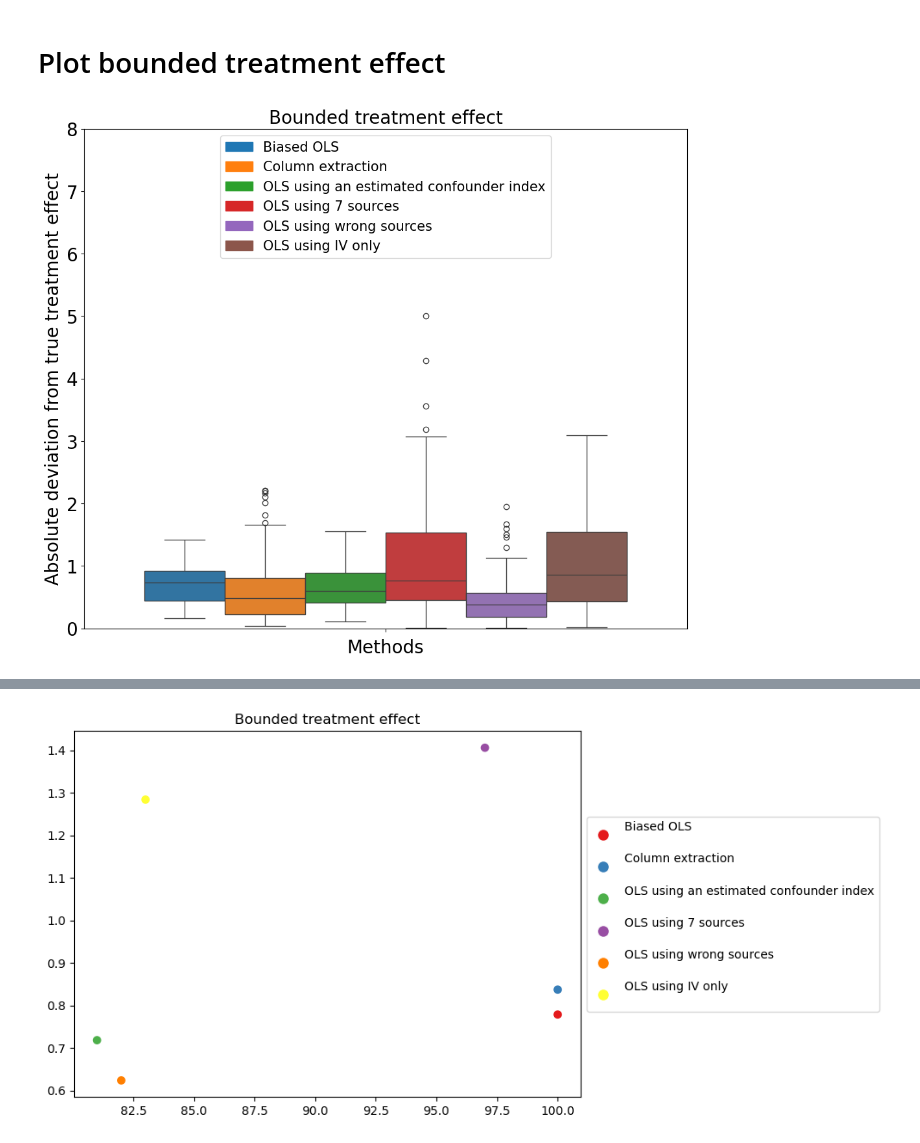
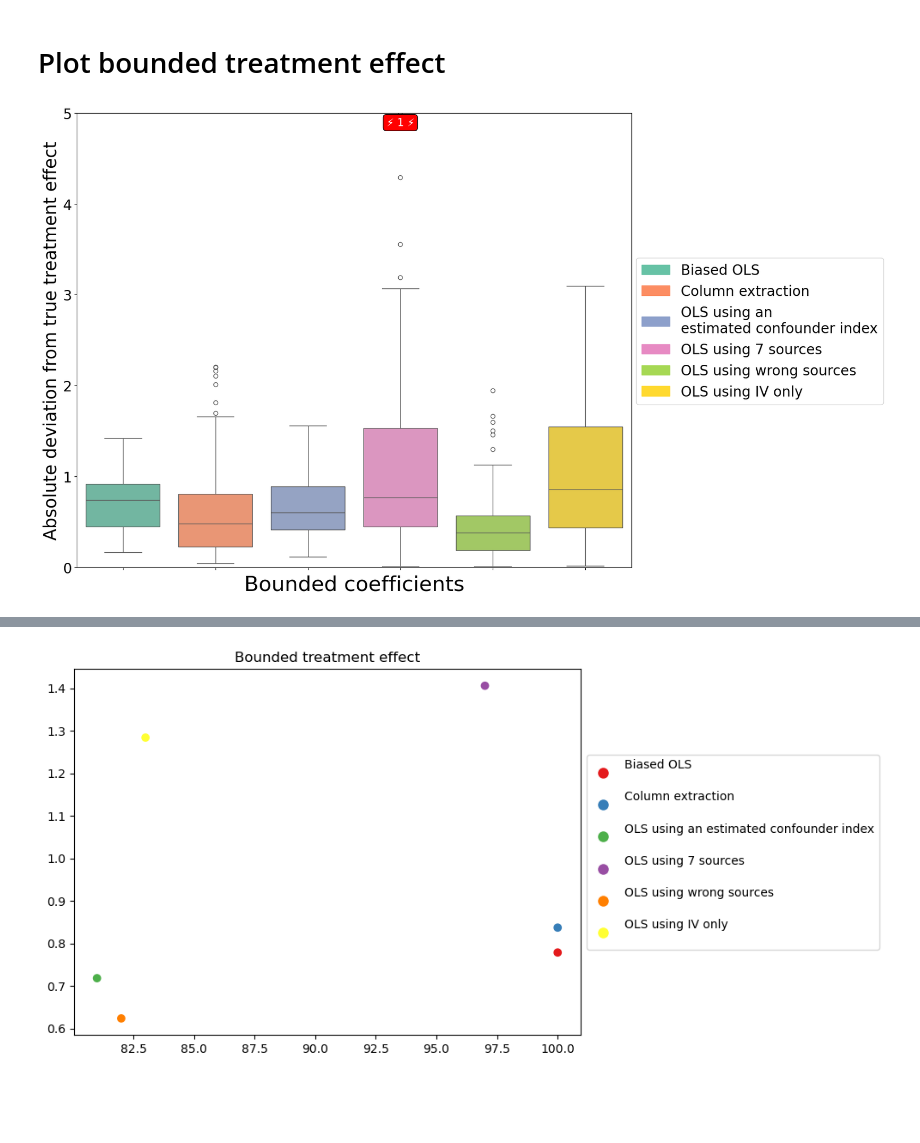
Before and after one commit to malo4300/ICA_IV_simulations, a Jupyter notebook: plots/plot_error_distribution.ipynb, the cells around one changed output, grey strips where cells are left out. Saved outputs shown, nothing was run; the diff lists cells and outputs as text; code cells hidden in the pictures; blank space fills up the shorter version.

Commit message:
improved plots

```diff
--- a/plots/plot_error_distribution.ipynb
+++ b/plots/plot_error_distribution.ipynb
@@ -95,58 +98,80 @@ plot_cases_vs_performance(method_summary, "rmse", "Confounding level")
 # %% [markdown]
  # Plot bounded treatment effect
 # %%
-def plot_errors_bounded(err, rmse, mae, std,ax):
+def plot_errors_bounded(err, rmse, mae, std,ax, y_lim = 5):
     """Creates boxplots and adds legend with RMSE, MAE, and STD."""
     df_long = err.melt(var_name="variable", value_name="value").dropna()
-    sns.boxplot(data=df_long, y="value", hue="variable", ax=ax)
+    palette = sns.color_palette("Set2", n_colors=len(df_long["variable"].unique()))
+    boxplot = sns.boxplot(data=df_long, y="value", x="variable", hue="variable", ax=ax, palette=palette, legend=False)
 
-    ax.set_title(f"Bounded treatment effect", fontsize=20)
-    ax.set_ylabel("Absolute deviation from true treatment effect", fontsize=20)
-    ax.set_xlabel("Methods", fontsize=20)
+    ax.set_xlabel(f"Bounded coefficients", fontsize=30)
+    ax.set_ylabel("Absolute deviation from true treatment effect", fontsize=25)
+
+    ax.set_xticklabels([])
     ax.tick_params(axis='both', which='major', labelsize=20)
-    ax.set_ylim((0,8))
-    palette = sns.color_palette(n_colors=err.shape[1])
-    #handles = [
-    #    mpatches.Patch(color=palette[i], label=f"RMSE = {rmse[i]:.2f}, MAE = {mae[i]:.2f}, Std = {std[i]:.2f}  : {err.columns[i]}")
-    #    for i in range(len(err.columns))
-    #]
-    handles = [
-        mpatches.Patch(color=palette[i], label=f"{err.columns[i]}")
-        for i in range(len(err.columns))
-    ]
-    ax.legend(handles=handles, loc="upper center", fontsize=15)
+
+    ax.set_ylim((0, y_lim))
+
+
+    outlier_counts = df_long[df_long["value"] > y_lim].groupby("variable").size()
+
+
+    positions = ax.get_xticks()
+    for pos, variable in zip(positions, df_long['variable'].unique()):
+        count = outlier_counts.get(variable, 0)
+
+
+        if count > 0:
+
+            ax.text(
+                pos, y_lim -.05, f"⚡ {count} ⚡",
+                ha='center', va='top',
+                fontsize=15, color="white",
+                bbox=dict(facecolor='red', edgecolor='black', boxstyle='round,pad=0.3')
+            )
+
+    return palette
+
+
 true_treatment = get_true_treatment_effect(path="data_generation/bounded_treatment_effect/data/", name="true_mixing_init_flipp_")
 ols_est = calculate_ols_estimate(path=f"data_generation/bounded_treatment_effect/data/", name= "data_obs_init_flipp_")
 ols_est = np.array(ols_est) - np.array(true_treatment)
 
 column_extraction_est = column_extraction(path = "data_generation/bounded_treatment_effect/data/", name  = "estimated_mixing_CausalVarEM_init_flipp")
 column_extraction_est = np.array(column_extraction_est) - np.array(true_treatment)
 
 
 
 errors_confounder = load_and_calculate_errors("../treatment_effect_estimation/treatment_effect_estimations/CausalVarEM_confounder_source_bounded_treatment.csv", "estimated_treatment_using_confounder_source", "true_treatment_effect")
 errors_7_sources = load_and_calculate_errors("../treatment_effect_estimation/treatment_effect_estimations/CausalVarEM_7_sources_bounded_treatment.csv", "estimated_treatment_on_sources", "true_treatment_effect")
 errors_nonsense = load_and_calculate_errors("../treatment_effect_estimation/treatment_effect_estimations/CausalVarEM_7_sources_nonsense_bounded_treatment.csv", "mistaken_scheme", "true_treatment_effect")
 errors_iv_only = load_and_calculate_errors("../treatment_effect_estimation/treatment_effect_estimations/CausalVarEM_iv_only_bounded.csv", "iv_only_effect", "true_treatment_effect")
 
 rmse, mae, std = [], [], []
 gather_statistics({"RMSE": np.sqrt(np.mean(np.array(ols_est)**2)), "MAE": np.mean(np.abs(ols_est)), "STD": np.std(ols_est)}, rmse, mae, std)
 gather_statistics({"RMSE": np.sqrt(np.mean(np.array(column_extraction_est)**2)), "MAE": np.mean(np.abs(column_extraction_est)), "STD": np.std(column_extraction_est)}, rmse, mae, std)
 gather_statistics(errors_confounder, rmse, mae, std)
 gather_statistics(errors_7_sources, rmse, mae, std)
 gather_statistics(errors_nonsense, rmse, mae, std)
 gather_statistics(errors_iv_only, rmse, mae, std)
 
-err = prepare_error_dataframe(ols_est, column_extraction_est, [errors_confounder, errors_7_sources, errors_nonsense, errors_iv_only], ["OLS using an estimated confounder index", "OLS using 7 sources", "OLS using wrong sources", "OLS using IV only"])
+err = prepare_error_dataframe(ols_est, column_extraction_est, [errors_confounder, errors_7_sources, errors_nonsense, errors_iv_only], ["OLS using an \nestimated confounder index", "OLS using 7 sources", "OLS using wrong sources", "OLS using IV only"])
 no_of_cases = {col: 100 - err[col].isna().sum() for col in err.columns}
 
 fig, ax = plt.subplots(1, 1, figsize=(12, 10))
-plot_errors_bounded(err, rmse, mae, std, ax)
+palette = plot_errors_bounded(err, rmse, mae, std, ax)
+handles = [
+        mpatches.Patch(color=palette[i], label=f"{err.columns[i]}")
+        for i in range(len(err.columns))
+    ]
+
+fig.legend(handles=handles, loc="upper center", ncol=1, fontsize=20, bbox_to_anchor=(1.20, .7))
+plt.tight_layout()
 plt.show()
 
 # print metric summary
 print("Bounded treatment effect")
 print(pd.DataFrame({"RMSE": rmse, "MAE": mae, "STD": std}, index=err.columns))
 # %% [output]
-[figure, old version]
+[figure, new version]
 Bounded treatment effect
```
Also changed, not shown: parts of 7 cells of this notebook, 4 other files.
